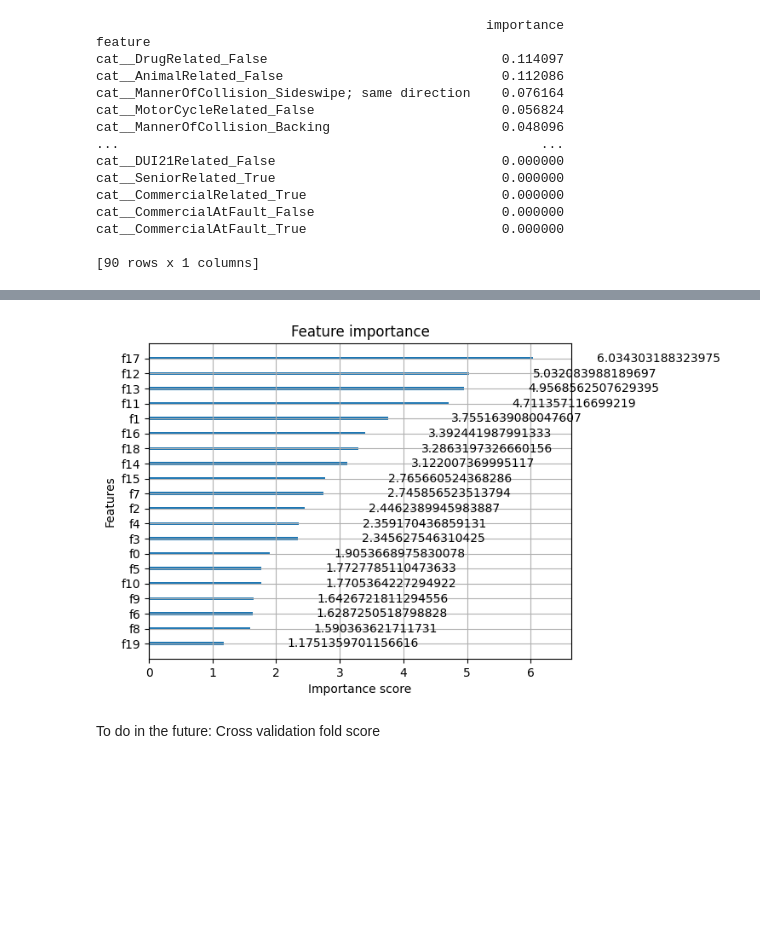
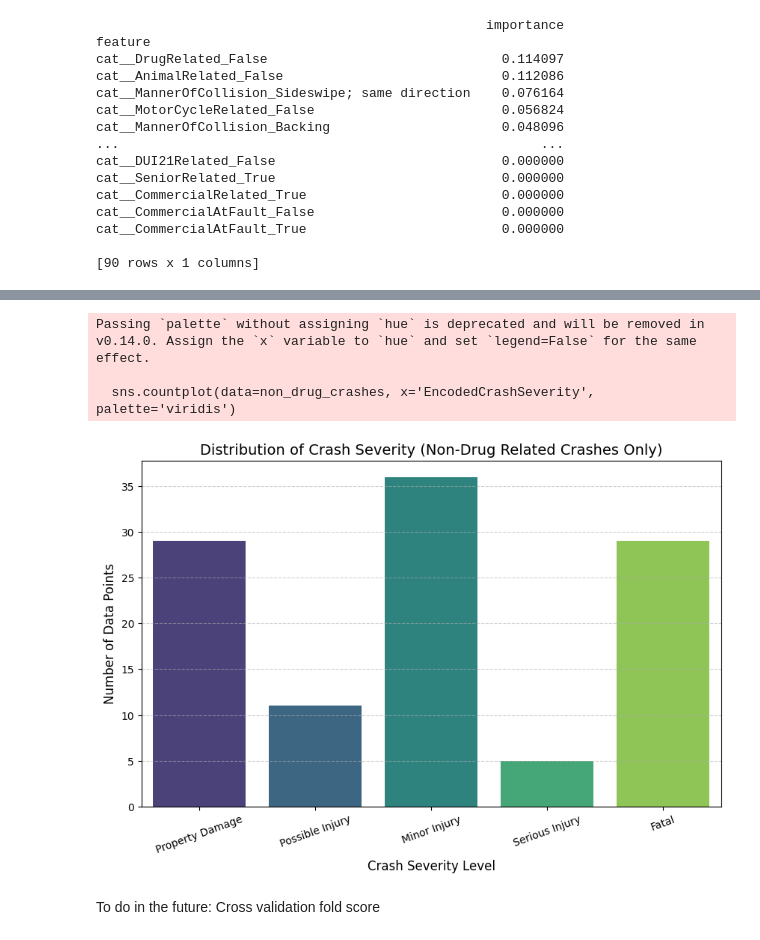
Before and after one commit to celery-sickles/jris, a Jupyter notebook: rf_code/xgb.ipynb, the cells around one changed output, grey strips where cells are left out. Drawn from its saved outputs; the diff is of its cells as text; code cells hidden in the pictures; blank space fills up the shorter version.

```diff
--- a/rf_code/xgb.ipynb
+++ b/rf_code/xgb.ipynb
@@ -394,13 +346,27 @@ selected_feature_names = [X_train_selected[i] for i in selected_feature_indices]
-# %%
-from xgboost import plot_importance
-import matplotlib.pyplot as plt
-
-#print(model_1.feature_names_in_)
-#feat_importances = pd.Series(model.feature_importances_, index=X_train.columns)
-plot_importance(model_1.get_booster(), importance_type='gain')
-plt.show()
-# %% [output]
-[figure, removed]
+# %%
+import matplotlib.pyplot as plt
+import seaborn as sns
+
+non_drug_crashes = df[df['DrugRelated'].isin([0])]
+
+plt.figure(figsize=(10, 6))
+
+sns.countplot(data=non_drug_crashes, x='EncodedCrashSeverity', palette='viridis')
+
+plt.title('Distribution of Crash Severity (Non-Drug Related Crashes Only)', fontsize=14)
+plt.xlabel('Crash Severity Level', fontsize=12)
+plt.ylabel('Number of Data Points', fontsize=12)
+
+severity_labels = ['Property Damage', 'Possible Injury', 'Minor Injury', 'Serious Injury', 'Fatal']
+plt.xticks(ticks=range(5), labels=severity_labels, rotation=20)
+
+plt.grid(axis='y', linestyle='--', alpha=0.6)
+plt.show()
+# %% [output]
+Passing `palette` without assigning `hue` is deprecated and will be removed in v0.14.0. Assign the `x` variable to `hue` and set `legend=False` for the same effect.
+
+  sns.countplot(data=non_drug_crashes, x='EncodedCrashSeverity', palette='viridis')
+[figure, added]
 # %% [markdown]
 To do in the future: Cross validation fold score
 # %% [markdown]
```
Also changed, not shown: parts of 7 cells of this notebook, 3 other files.
